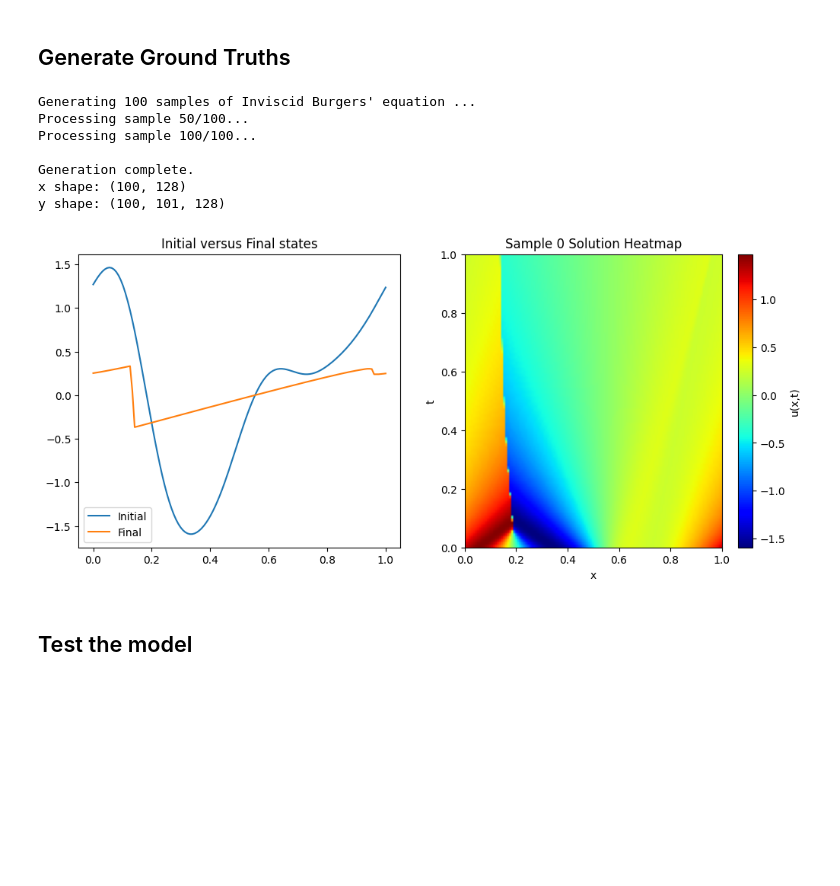
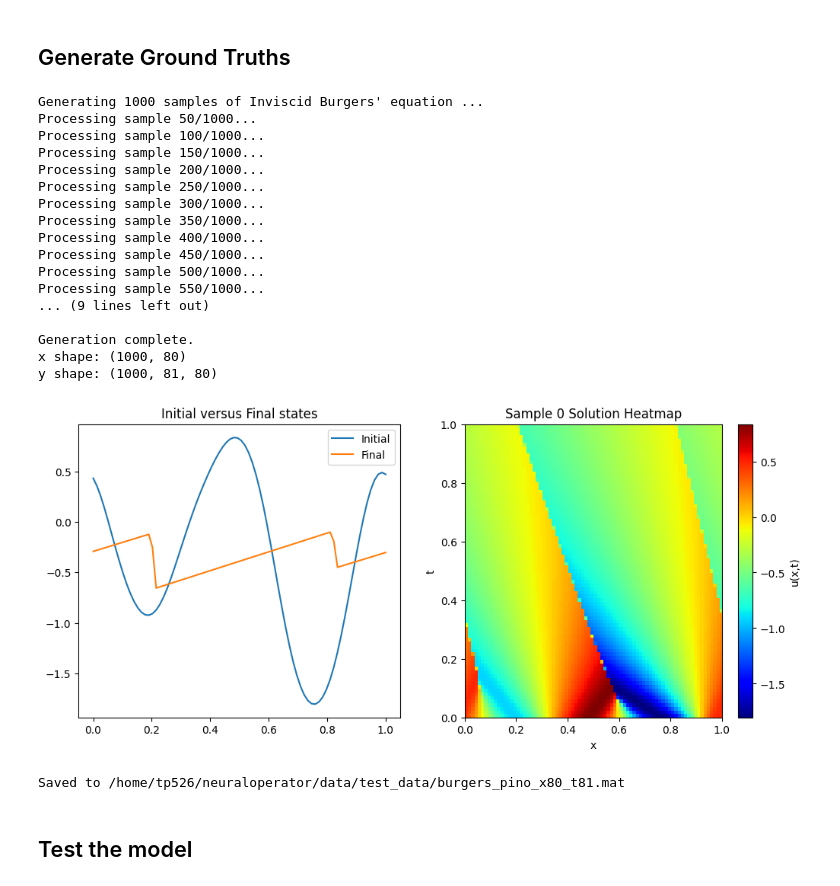
Before and after one commit to nhungpham-418/PI-FNO-reproduce, a Jupyter notebook: Results/FNO-burgers-nu-0-data-1-pde-001-ic-0-100-5.ipynb, the cells around one changed output. Cells and saved outputs as stored; diff of their text form; code cells hidden in the pictures; blank space fills up the shorter version.

```diff
--- a/Results/FNO-burgers-nu-0-data-1-pde-001-ic-0-100-5.ipynb
+++ b/Results/FNO-burgers-nu-0-data-1-pde-001-ic-0-100-5.ipynb
@@ -51,7 +51,7 @@ def solve_burgers_inviscid(u0, Nx=128, Nt=101, t_max=1.0):
     Uses 'Superbee' limiter for maximum shock sharpness.
     """
     # 1. Grids
-    x = np.linspace(0, 1, Nx)
+    x = np.linspace(0, 1, Nx, endpoint=False)
     t = np.linspace(0, t_max, Nt, endpoint=True)
     dx = x[1] - x[0]
 
@@ -187,37 +187,63 @@ def create_burgers_dataset(N_SAMPLES=200, Nx=128, Nt=101, X_MUL=4, T_MUL=5, LENG
 # %%
 # --- Example Usage ---
 if __name__ == "__main__":
     # Generate data
-    data_dict = create_burgers_dataset(N_SAMPLES=100, Nx=128, Nt=101, X_MUL=4, T_MUL=5)
+    data_dict = create_burgers_dataset(N_SAMPLES=1000, Nx=80, Nt=81, X_MUL=5, T_MUL=10)
 
     # Verification Plot
     sample_idx = np.random.randint(1)
-    x_grid = np.linspace(0, 1, 128)
+    x_grid = np.linspace(0, 1, 80)
     u_field = data_dict['y'][sample_idx]
 
     plt.figure(figsize=(12, 5))
     plt.subplot(1, 2, 1)
     plt.plot(x_grid, u_field[0], label="Initial")
     plt.plot(x_grid, u_field[-1], label="Final")
     plt.title("Initial versus Final states")
     plt.legend()
 
     plt.subplot(1, 2, 2)
     plt.imshow(u_field, extent=[0, 1, 0, 1], origin="lower", aspect="auto", cmap="jet")
     plt.colorbar(label="u(x,t)")
     plt.title(f"Sample {sample_idx} Solution Heatmap")
     plt.xlabel("x")
     plt.ylabel("t")
     plt.show()
+
+    import scipy
+
+    # We map 'x' -> 'input' and 'y' -> 'output'
+    mat_data = {
+        'input': data_dict['x'],
+        'output': data_dict['y'],
+        'visc': data_dict['visc']
+    }
+
+    # 3. Save to .mat file
+    # do_compression=True helps if the arrays are large
+    scipy.io.savemat('/home/tp526/neuraloperator/data/test_data/burgers_pino_x80_t81.mat', mat_data, do_compression=True)
+
+    print("Saved to /home/tp526/neuraloperator/data/test_data/burgers_pino_x80_t81.mat")
 # %% [output]
-Generating 100 samples of Inviscid Burgers' equation ...
-Processing sample 50/100...
-Processing sample 100/100...
+Generating 1000 samples of Inviscid Burgers' equation ...
+Processing sample 50/1000...
+Processing sample 100/1000...
+Processing sample 150/1000...
+Processing sample 200/1000...
+Processing sample 250/1000...
+Processing sample 300/1000...
+Processing sample 350/1000...
+Processing sample 400/1000...
+Processing sample 450/1000...
+Processing sample 500/1000...
+Processing sample 550/1000...
+... (9 lines left out)
 
 Generation complete.
-x shape: (100, 128)
-y shape: (100, 101, 128)
+x shape: (1000, 80)
+y shape: (1000, 81, 80)
-[figure, old version]
+[figure, new version]
+Saved to /home/tp526/neuraloperator/data/test_data/burgers_pino_x80_t81.mat
 # %% [markdown]
 <h2>Test the model</h2>
 # %%
```
Also changed, not shown: parts of 1 cell of this notebook, 2 other files.
